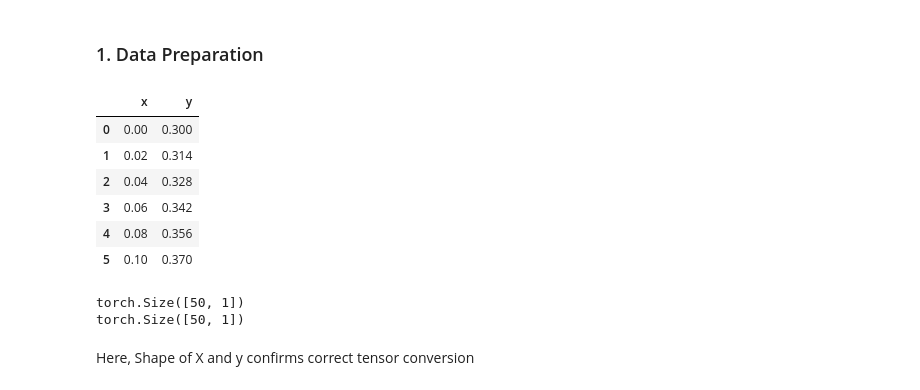
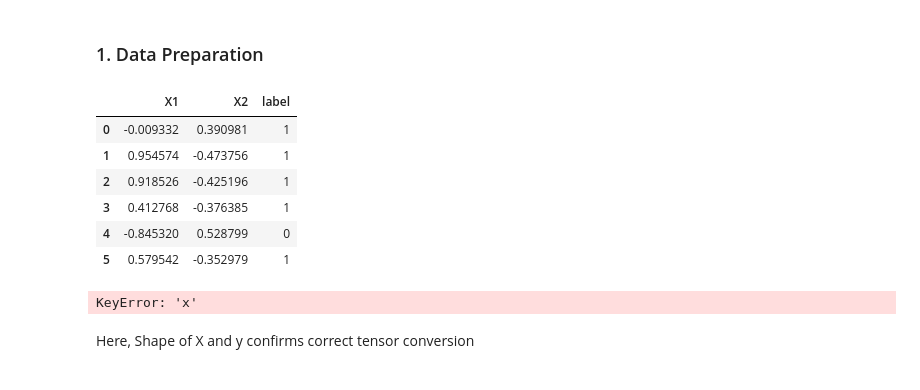
Before and after one commit to Sanjiban1234/AI-Lab, a Jupyter notebook: lab5.ipynb, the cells around one changed output. Saved outputs shown, nothing was run; the diff lists cells and outputs as text; code cells hidden in the pictures.

```diff
--- a/lab5.ipynb
+++ b/lab5.ipynb
@@ -292,17 +292,17 @@ Using device: cpu
 # %%
 import pandas as pd
 import torch
 
-df = pd.read_csv(r'linear-regression-data1.csv')
+df = pd.read_csv(r'binary_classification_moons.csv')
 df.head(6)
 # %% [output]
-|  | x | y |
-| 0 | 0.00 | 0.300 |
-| 1 | 0.02 | 0.314 |
-| 2 | 0.04 | 0.328 |
-| 3 | 0.06 | 0.342 |
-| 4 | 0.08 | 0.356 |
-| 5 | 0.10 | 0.370 |
+|  | X1 | X2 | label |
+| 0 | -0.009332 | 0.390981 | 1 |
+| 1 | 0.954574 | -0.473756 | 1 |
+| 2 | 0.918526 | -0.425196 | 1 |
+| 3 | 0.412768 | -0.376385 | 1 |
+| 4 | -0.845320 | 0.528799 | 0 |
+| 5 | 0.579542 | -0.352979 | 1 |
 # %%
 # convert to torch tensors for use in the notebook
 X = torch.tensor(df['x'].values, dtype=torch.float32).unsqueeze(1)
@@ -310,8 +310,7 @@ y = torch.tensor(df['y'].values, dtype=torch.float32).unsqueeze(1)
 print(X.shape)
 print(y.shape)
 # %% [output]
-torch.Size([50, 1])
-torch.Size([50, 1])
+KeyError: 'x'
 # %% [markdown]
 Here, Shape of X and y confirms correct tensor conversion
 # %% [markdown]
```
Also changed, not shown: parts of 94 cells of this notebook, 4 other files.
